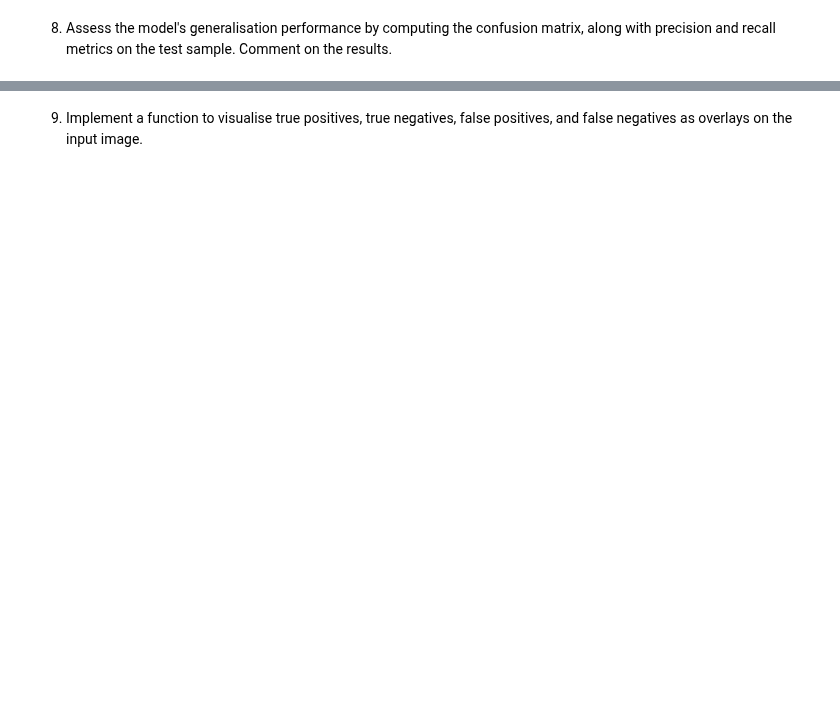
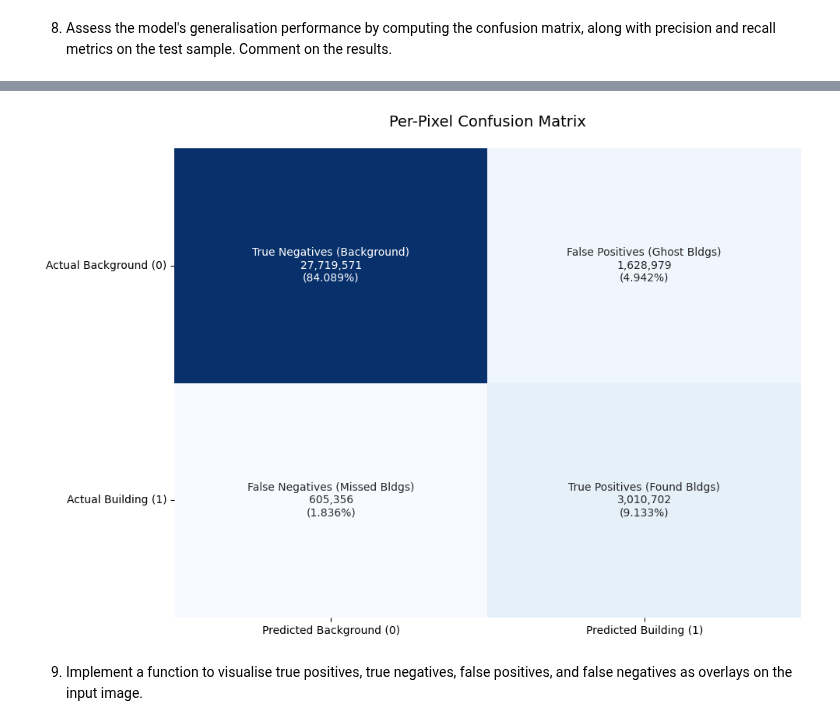
Before and after one commit to NikolozDarsalia/satellite-vision-segmentation, a Jupyter notebook: segmentation_homework.ipynb, the cells around one changed output, grey strips where cells are left out. Drawn from its saved outputs; the diff is of its cells as text; code cells hidden in the pictures; blank space fills up the shorter version.

```diff
--- a/segmentation_homework.ipynb
+++ b/segmentation_homework.ipynb
@@ -64,0 +198,10 @@ def display_image(image:torch.Tensor, title:str='', cmap:str='gray', figsize=(5,
+# %%
+BATCH_SIZE = 64
+
+train_loader = DataLoader(train_set, batch_size=BATCH_SIZE, shuffle=True)
+val_loader = DataLoader(val_set, batch_size=BATCH_SIZE, shuffle=False)
+test_loader = DataLoader(test_set, batch_size=BATCH_SIZE, shuffle=False)
+
+print(f"Training batches: {len(train_loader)}")
+print(f"Validation batches: {len(val_loader)}")
+print(f"Test batches: {len(test_loader)}")
@@ -79,2 +526,72 @@ Note: If you use a validation sample, implement a validation routine and apply e
 # %% [markdown]
 8. Assess the model's generalisation performance by computing the confusion matrix, along with precision and recall metrics on the test sample. Comment on the results.
+# %%
+# Convert probabilities to predictions using a 0.5 threshold
+THRESHOLD = 0.5
+predicted_masks = (all_test_probs > THRESHOLD).float()
+
+# 2. Flatten the tensors to treat every pixel as an individual prediction
+# all_test_masks is from the previous step
+preds_flat = predicted_masks.view(-1)
+truths_flat = all_test_masks.view(-1)
+
+# 3. Calculate Confusion Matrix components (True/False Positives/Negatives)
+# Using bitwise operators (&) for fast tensor-level comparisons
+TP = torch.sum((preds_flat == 1) & (truths_flat == 1)).item()
+TN = torch.sum((preds_flat == 0) & (truths_flat == 0)).item()
+FP = torch.sum((preds_flat == 1) & (truths_flat == 0)).item()
+FN = torch.sum((preds_flat == 0) & (truths_flat == 1)).item()
+
+# 4. Compute Precision and Recall
+# Adding a tiny epsilon (1e-7) to denominators to prevent division by zero
+precision = TP / (TP + FP + 1e-7)
+recall = TP / (TP + FN + 1e-7)
+
+# 5. Display the results
+print("--- Confusion Matrix (Per Pixel) ---")
+print(f"True Positives (Buildings correctly found):  {TP:,}")
+print(f"True Negatives (Background correctly found): {TN:,}")
+print(f"False Positives (Background labeled as Building): {FP:,}")
+print(f"False Negatives (Building labeled as Background): {FN:,}")
+print("-" * 36)
+print(f"Precision: {precision:.4f}")
+print(f"Recall:    {recall:.4f}")
+
+# 1. Calculate the total number of pixels evaluated
+total_pixels = TP + TN + FP + FN
+
+# 2. Calculate percentages for each quadrant
+tp_pct = (TP / total_pixels) * 100
+tn_pct = (TN / total_pixels) * 100
+fp_pct = (FP / total_pixels) * 100
+fn_pct = (FN / total_pixels) * 100
+
+# 3. Format the data for Seaborn
+# Standard format: [[True Negative, False Positive],
+#                   [False Negative, True Positive]]
+matrix_data = np.array([[TN, FP],
+                        [FN, TP]])
+
+# Create custom text annotations combining labels, counts, and percentages
+annotations = np.array([
+    [f"True Negatives (Background)\n{TN:,}\n({tn_pct:.3f}%)", f"False Positives (Ghost Bldgs)\n{FP:,}\n({fp_pct:.3f}%)"],
+    [f"False Negatives (Missed Bldgs)\n{FN:,}\n({fn_pct:.3f}%)", f"True Positives (Found Bldgs)\n{TP:,}\n({tp_pct:.3f}%)"]
+])
+
+# 4. Plot the heatmap
+plt.figure(figsize=(10, 7))
+sns.heatmap(
+    matrix_data,
+    annot=annotations,
+    fmt="", # fmt="" is required because our annotations are strings, not pure numbers
+    cmap="Blues",
+    cbar=False, # Hiding the colorbar as the text contains the critical info
+    xticklabels=["Predicted Background (0)", "Predicted Building (1)"],
+    yticklabels=["Actual Background (0)", "Actual Building (1)"]
+)
+
+plt.title("Per-Pixel Confusion Matrix", fontsize=14, pad=20)
+plt.yticks(rotation=0) # Keeps the y-axis labels horizontal
+plt.tight_layout()
+plt.show()
+# %% [output]
@@ -81,2 +606,3 @@ Note: If you use a validation sample, implement a validation routine and apply e
+[figure, added]
 # %% [markdown]
 9. Implement a function to visualise true positives, true negatives, false positives, and false negatives as overlays on the input image.
```
Also changed, not shown: parts of 22 cells of this notebook, 2 other files.
